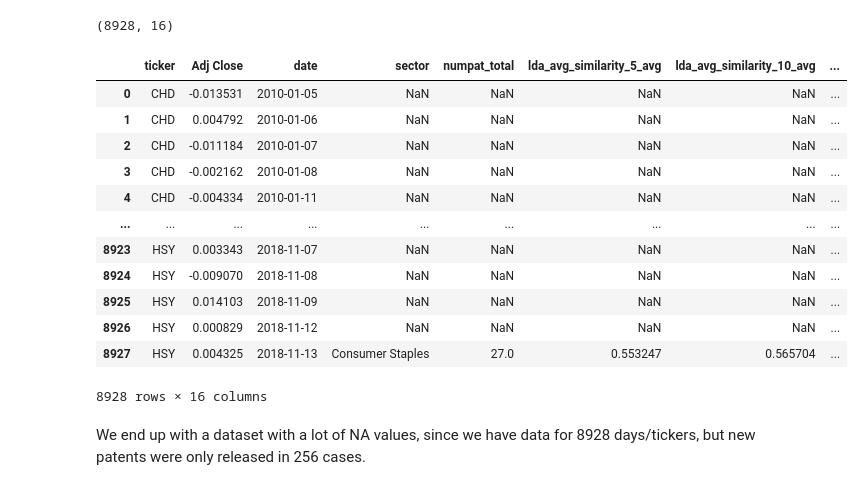
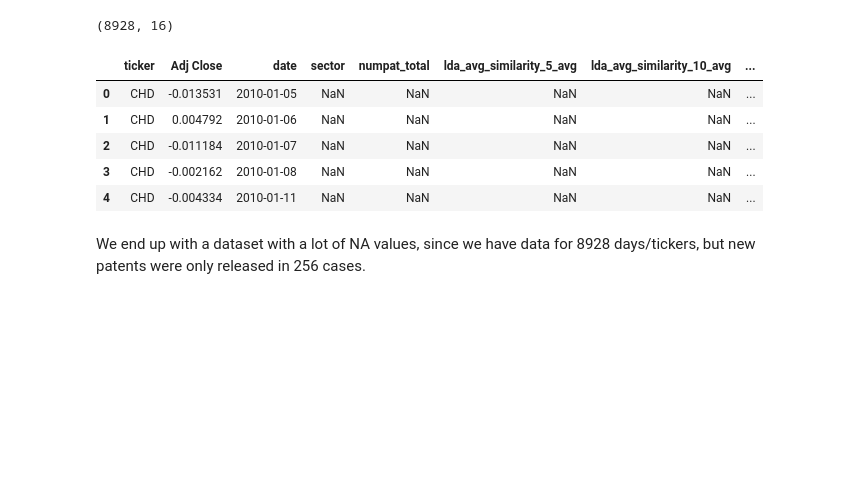
Before and after one commit to CatalinaOdizzio/Forcasting, a Jupyter notebook: final project/3_1_Stock_prices_prediction_within_sector_LDA.ipynb, the cells around one changed output. Drawn from its saved outputs; the diff is of its cells as text; code cells hidden in the pictures; blank space fills up the shorter version.

```diff
--- a/final project/3_1_Stock_prices_prediction_within_sector_LDA.ipynb
+++ b/final project/3_1_Stock_prices_prediction_within_sector_LDA.ipynb
@@ -83,21 +88,14 @@ merged.shape
 # %% [output]
 (8928, 16)
 # %%
-merged
+merged.head()
 # %% [output]
 |  | ticker | Adj Close | date | sector | numpat_total | lda_avg_similarity_5_avg | lda_avg_similarity_10_avg | ... |
 | 0 | CHD | -0.013531 | 2010-01-05 | NaN | NaN | NaN | NaN | ... |
 | 1 | CHD | 0.004792 | 2010-01-06 | NaN | NaN | NaN | NaN | ... |
 | 2 | CHD | -0.011184 | 2010-01-07 | NaN | NaN | NaN | NaN | ... |
 | 3 | CHD | -0.002162 | 2010-01-08 | NaN | NaN | NaN | NaN | ... |
 | 4 | CHD | -0.004334 | 2010-01-11 | NaN | NaN | NaN | NaN | ... |
-| ... | ... | ... | ... | ... | ... | ... | ... | ... |
-| 8923 | HSY | 0.003343 | 2018-11-07 | NaN | NaN | NaN | NaN | ... |
-| 8924 | HSY | -0.009070 | 2018-11-08 | NaN | NaN | NaN | NaN | ... |
-| 8925 | HSY | 0.014103 | 2018-11-09 | NaN | NaN | NaN | NaN | ... |
-| 8926 | HSY | 0.000829 | 2018-11-12 | NaN | NaN | NaN | NaN | ... |
-| 8927 | HSY | 0.004325 | 2018-11-13 | Consumer Staples | 27.0 | 0.553247 | 0.565704 | ... |
-8928 rows × 16 columns
 # %% [markdown]
 We end up with a dataset with a lot of NA values, since we have data for 8928 days/tickers, but new patents were only released in 256 cases.
 # %%
```
Also changed, not shown: parts of 19 cells of this notebook, 1 other file.
